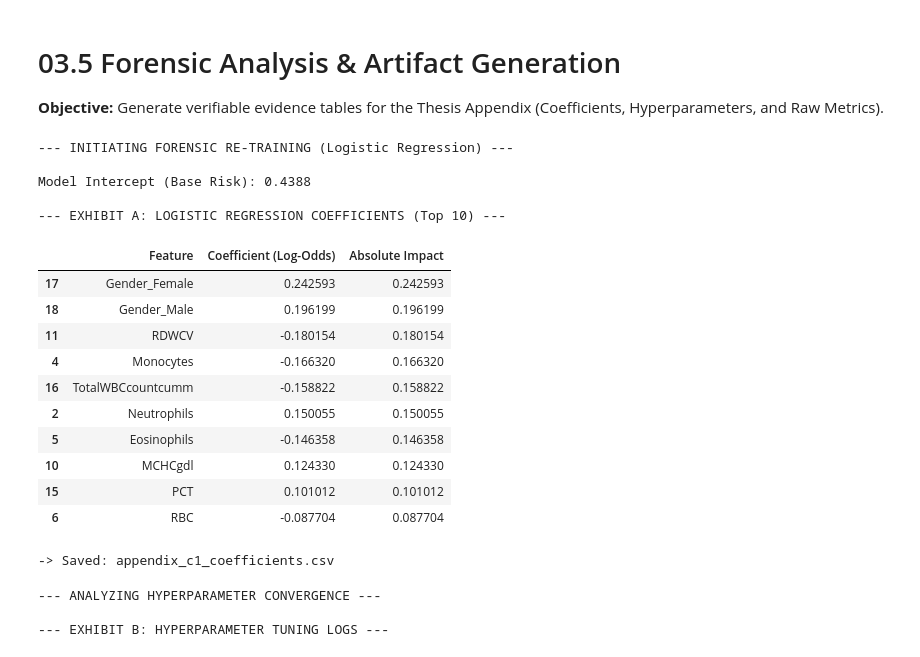
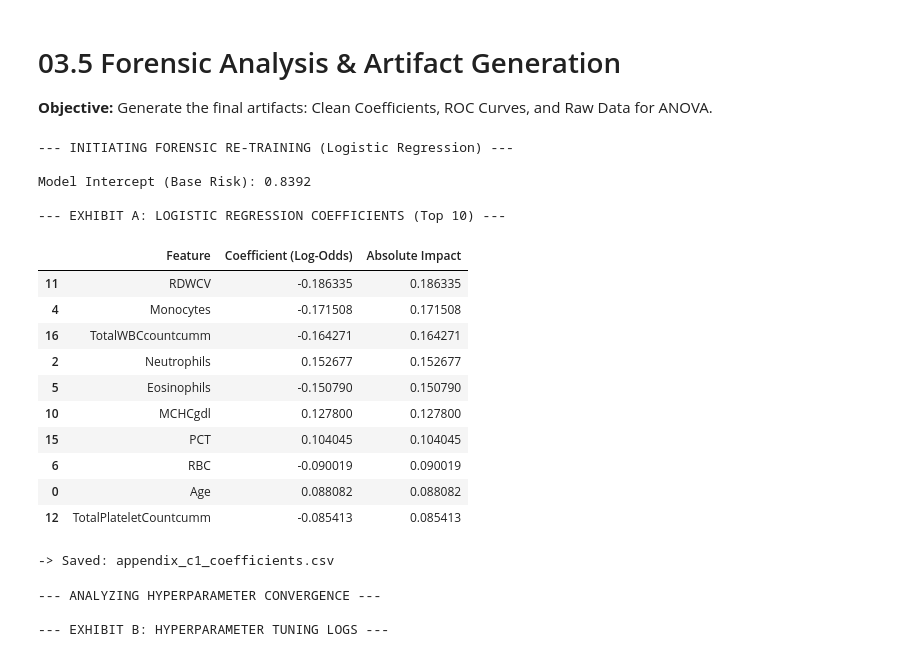
Before and after one commit to Ink-Falls/Thesis2_repo, a Jupyter notebook: notebooks/03.5_forensic_analysis_and_artifact_generation.ipynb, the cells around one changed output. Drawn from its saved outputs; the diff is of its cells as text; code cells hidden in the pictures.

```diff
--- a/notebooks/03.5_forensic_analysis_and_artifact_generation.ipynb
+++ b/notebooks/03.5_forensic_analysis_and_artifact_generation.ipynb
@@ -1,7 +1,7 @@
 # %% [markdown]
 # 03.5 Forensic Analysis & Artifact Generation
 
-**Objective:** Generate verifiable evidence tables for the Thesis Appendix (Coefficients, Hyperparameters, and Raw Metrics).
+**Objective:** Generate the final artifacts: Clean Coefficients, ROC Curves, and Raw Data for ANOVA.
 # %%
 import pandas as pd
 import numpy as np
@@ -33,13 +32,13 @@ print("\n--- INITIATING FORENSIC RE-TRAINING (Logistic Regression) ---")
 
 # 1. Load and Prepare Data
 df = pd.read_csv(DATA_PATH)
-target_col = "Result"  # Adjust if your target column name is different
+target_col = "Result"
 df[target_col] = df[target_col].map({"positive": 1, "negative": 0})
 X = df.drop(columns=[target_col])
 y = df[target_col]
 
 # 2. Split (Consistent Seed for Reproducibility)
-# We use random_state=6 because in your data, Run 6 achieved the Peak Recall
+# We use random_state=6 because in data, Run 6 achieved the Peak Recall
 X_train, X_test, y_train, y_test = train_test_split(
     X, y, test_size=0.15, random_state=6, stratify=y
 )
@@ -51,17 +50,22 @@ cat_cols = X_train.select_dtypes(exclude=np.number).columns.tolist()
 preprocessor = ColumnTransformer(
     [
         ("num", PowerTransformer(method="yeo-johnson"), num_cols),
-        ("cat", OneHotEncoder(handle_unknown="ignore"), cat_cols),
+        ("cat", OneHotEncoder(drop="if_binary", handle_unknown="ignore"), cat_cols),
     ]
 )
 
 # Fit on Train, Transform Train
 X_train_processed = preprocessor.fit_transform(X_train)
+# Transform Test (Needed for Curves later)
+X_test_processed = preprocessor.transform(X_test)
 
 # 4. Train the Champion Configuration
 # Based on your CSV results, C=0.01 was the dominant parameter.
 champion_model = LogisticRegression(
-    C=0.01, class_weight=None, solver="liblinear", random_state=6
+    C=0.01,
+    class_weight=None,  # Kept as None because that's what the "Best Params" log said
+    solver="lbfgs",  # Switched to lbfgs to match Run 6 (Peak Recall run)
+    random_state=6,
 )
 champion_model.fit(X_train_processed, y_train)
 
@@ -72,44 +76,44 @@ try:
     feature_names = num_cols + list(cat_names)
 except:
     # Fallback if scikit-learn version is older
     feature_names = [f"Feature_{i}" for i in range(X_train_processed.shape[1])]
 
 # Create the Coefficient Table
 coef_df = pd.DataFrame(
     {
         "Feature": feature_names,
         "Coefficient (Log-Odds)": champion_model.coef_[0],
         "Absolute Impact": np.abs(champion_model.coef_[0]),
     }
 )
 
 # Sort by impact
 coef_df = coef_df.sort_values(by="Absolute Impact", ascending=False)
 
 print(f"\nModel Intercept (Base Risk): {champion_model.intercept_[0]:.4f}")
 print("\n--- EXHIBIT A: LOGISTIC REGRESSION COEFFICIENTS (Top 10) ---")
 display(coef_df.head(10))
 
 # Save for Appendix
 coef_df.to_csv("appendix_c1_coefficients.csv", index=False)
 print("-> Saved: appendix_c1_coefficients.csv")
 # %% [output]
 --- INITIATING FORENSIC RE-TRAINING (Logistic Regression) ---
 
-Model Intercept (Base Risk): 0.4388
+Model Intercept (Base Risk): 0.8392
 
 --- EXHIBIT A: LOGISTIC REGRESSION COEFFICIENTS (Top 10) ---
 |  | Feature | Coefficient (Log-Odds) | Absolute Impact |
-| 17 | Gender_Female | 0.242593 | 0.242593 |
-| 18 | Gender_Male | 0.196199 | 0.196199 |
-| 11 | RDWCV | -0.180154 | 0.180154 |
-| 4 | Monocytes | -0.166320 | 0.166320 |
-| 16 | TotalWBCcountcumm | -0.158822 | 0.158822 |
-| 2 | Neutrophils | 0.150055 | 0.150055 |
-| 5 | Eosinophils | -0.146358 | 0.146358 |
-| 10 | MCHCgdl | 0.124330 | 0.124330 |
-| 15 | PCT | 0.101012 | 0.101012 |
-| 6 | RBC | -0.087704 | 0.087704 |
+| 11 | RDWCV | -0.186335 | 0.186335 |
+| 4 | Monocytes | -0.171508 | 0.171508 |
+| 16 | TotalWBCcountcumm | -0.164271 | 0.164271 |
+| 2 | Neutrophils | 0.152677 | 0.152677 |
+| 5 | Eosinophils | -0.150790 | 0.150790 |
+| 10 | MCHCgdl | 0.127800 | 0.127800 |
+| 15 | PCT | 0.104045 | 0.104045 |
+| 6 | RBC | -0.090019 | 0.090019 |
+| 0 | Age | 0.088082 | 0.088082 |
+| 12 | TotalPlateletCountcumm | -0.085413 | 0.085413 |
 -> Saved: appendix_c1_coefficients.csv
 # %%
 # -----------------------------------------------------------------------------
```
Also changed, not shown: parts of 3 cells of this notebook, 6 other files.
